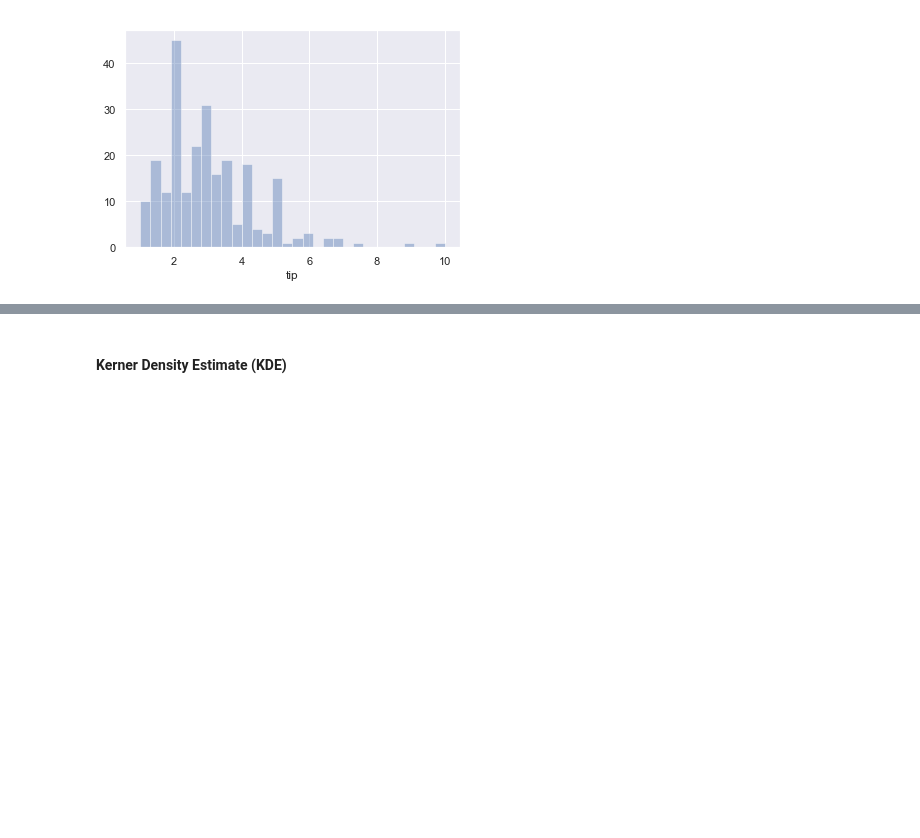
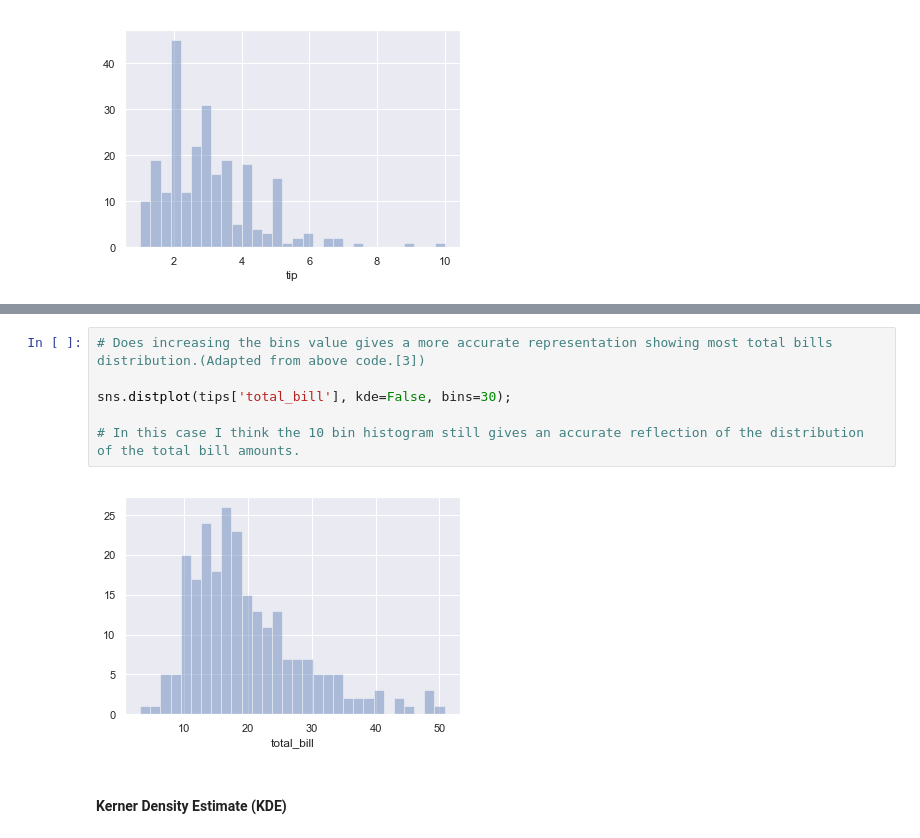
Before and after one commit to zaraquail/Tips-data-set-Fundamentals-of-Data-Analysis-Assessment-2019, a Jupyter notebook: Tips data set assignment.ipynb, the cells around one changed output, grey strips where cells are left out. Cells and saved outputs as stored; diff of their text form; blank space fills up the shorter version.

```diff
--- a/Tips data set assignment.ipynb
+++ b/Tips data set assignment.ipynb
@@ -67,3 +73,11 @@ sns.distplot(tips['tip'], kde=False, bins=30);
+# %%
+# Does increasing the bins value gives a more accurate representation showing most total bills distribution.(Adapted from above code.[3])
+
+sns.distplot(tips['total_bill'], kde=False, bins=30);
+
+# In this case I think the 10 bin histogram still gives an accurate reflection of the distribution of the total bill amounts.
+# %% [output]
+[figure, added]
 # %% [markdown]
 #### Kerner Density Estimate (KDE)
 # %%
```
Also changed, not shown: parts of 8 cells of this notebook.
